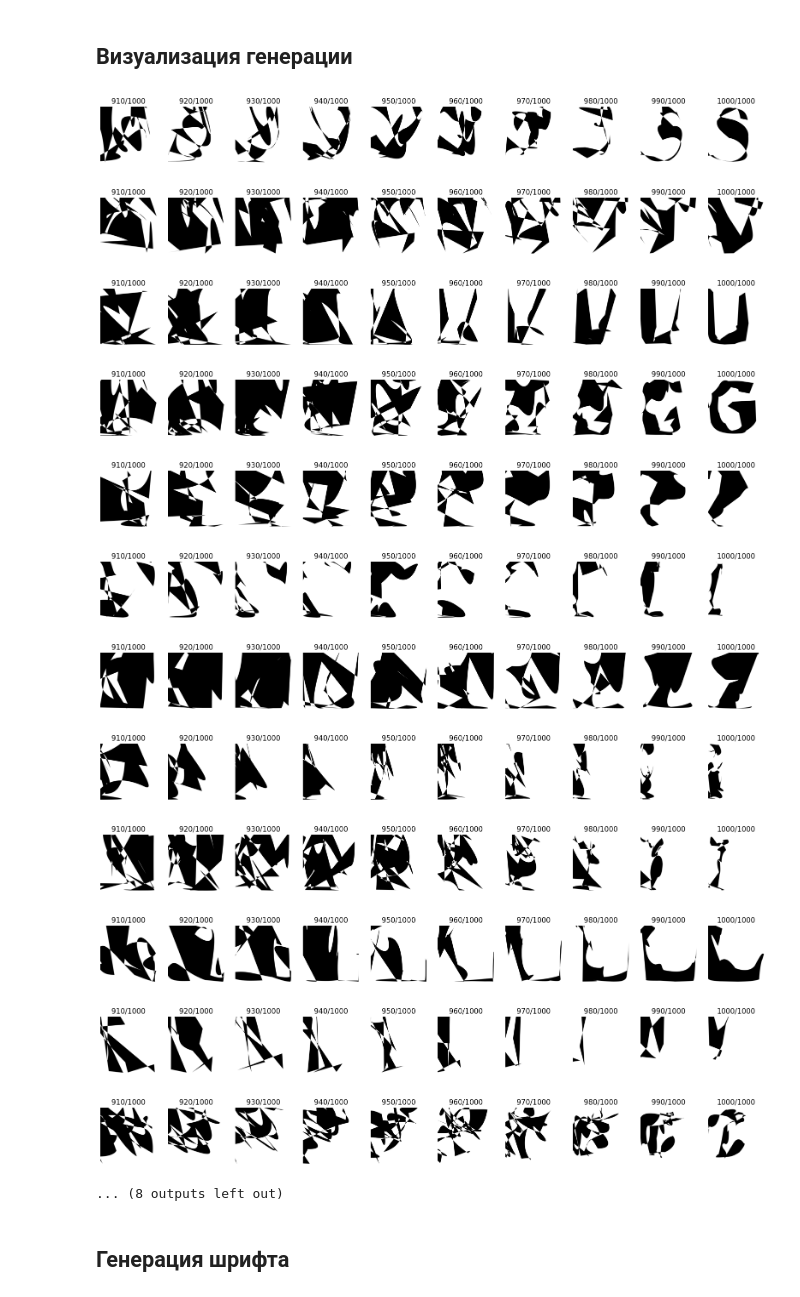
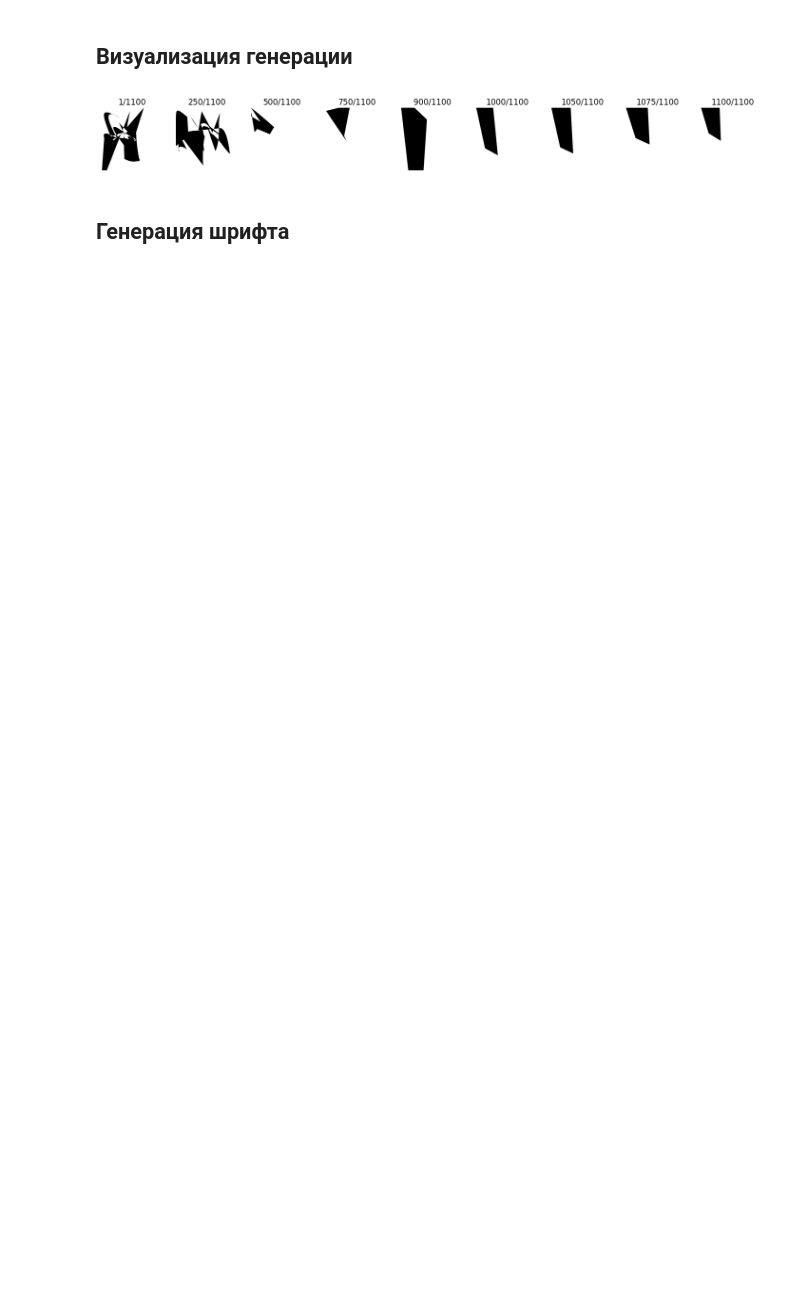
Before and after one commit to flydzen/diploma, a Jupyter notebook: diffuse_cond.ipynb, the cells around one changed output. Cells and saved outputs as stored; diff of their text form; code cells hidden in the pictures; blank space fills up the shorter version.

```diff
--- a/diffuse_cond.ipynb
+++ b/diffuse_cond.ipynb
@@ -831,9 +747,9 @@ from diffusers.optimization import get_cosine_schedule_with_warmup
 # %%
 #!g1.4
 IMG_SIZE = 16
-EPOCHS = 200
+EPOCHS = 500
 
 dataset = ConcatDataset([dataset_train, dataset_test])
-dataloader = DataLoader(dataset, batch_size=8, shuffle=True, num_workers=0, collate_fn=dl.collate_fn)
+dataloader = DataLoader(dataset, batch_size=6, shuffle=True, num_workers=0, collate_fn=dl.collate_fn)
 # %%
 #!g1.4
@@ -900,7 +912,7 @@ def evaluate(epoch):
     torch.manual_seed(12)
     imgs = torch.randn((4, 1, IMG_SIZE, IMG_SIZE), device=device)
     labels = labels2num(['one', 'y', 'z', 'N']).to(device)
-    for t in noise_scheduler.timesteps:
+    for t in tqdm(itertools.chain(noise_scheduler.timesteps, noise_scheduler.timesteps[700:]), total=1300, leave=True, position=0):
         with torch.no_grad():
             residual = model(imgs, t, labels).sample
 
@@ -921,13 +933,14 @@ lr_scheduler = get_cosine_schedule_with_warmup(
     num_warmup_steps=500,
     num_training_steps=(len(dataloader) * EPOCHS),
 )
+num_train_timesteps=1000
 progresser = Progresser(dataloader)
 try:
-    noise_scheduler = DDPMScheduler.from_pretrained(f'models/DiffusionCond/{name}/scheduler')
+    noise_scheduler = MyDDPMScheduler.from_pretrained(f'models/DiffusionCond/{name}/scheduler')
     print('Noise sheduler loaded from pretrained')
 except Exception as e:
     print(e)
-    noise_scheduler = DDPMScheduler(num_train_timesteps=1000)
+    noise_scheduler = MyDDPMScheduler(num_train_timesteps=num_train_timesteps)
 # %% [output]
 Noise sheduler loaded from pretrained
 # %%
@@ -958,7 +971,7 @@ for epoch in range(progresser.epoch, progresser.epoch + EPOCHS):
         noise = torch.cat(noise_per_font)
 
         timesteps_per_font = [
-            torch.randint(0, noise_scheduler.num_train_timesteps, (len(font_name),), device=device).long()
+            torch.randint(0, num_train_timesteps, (len(font_name),), device=device).long()
             for font_name in font_names
         ]
         timesteps = torch.cat(timesteps_per_font)
@@ -969,18 +982,13 @@ for epoch in range(progresser.epoch, progresser.epoch + EPOCHS):
         # Predict the noise residual
         labels = labels2num(np.concatenate(font_labels)).to(device)
 
-        noisy_images = noisy_images.contiguous()
-        timesteps = timesteps.contiguous()
-        labels = labels.contiguous()
-
         noise_pred = model(noisy_images, timesteps, labels, return_dict=False)[0]
         loss = loss_fn(noise_pred, noise)
 
+        optimizer.zero_grad()
         loss.backward()
-
         optimizer.step()
         lr_scheduler.step()
-        optimizer.zero_grad()
 
         progress_bar.update(1)
         logs = {"loss": loss.detach().item(), "lr": lr_scheduler.get_last_lr()[0], "step": global_step}
@@ -1019,46 +1065,41 @@ def sample(n=1, imgs = None, labels = None):
 # %%
-def show_sampling():
-    n = 20
+def show_sampling_progress():
+    n = 1
     imgs = torch.randn((n, 1, IMG_SIZE, IMG_SIZE), device=device)
     labels = np.random.choice(dl.GLYPH_FILTER, n)
-    labels = labels2num(labels).to(device)
+    labels_num = labels2num(labels).to(device)
+    discriminator = model_ae.discriminator[0]
 
     result = [[] for i in range(n)]
+    discr_values = [[] for i in range(n)]
 
-    for i, t in enumerate(tqdm(noise_scheduler.timesteps, position=0, leave=True)):
+    show_steps = [1, 250, 500, 750, 900, 1000, 1050, 1075, 1100]
+    ts = noise_scheduler.timesteps
+    timestemps = [1000, 100]
+
+    for i, t in enumerate(tqdm(itertools.chain(*[ts[len(ts) - tsr:] for tsr in timestemps]), position=0, leave=True, total=sum(timestemps))):
         with torch.no_grad():
-            residual = model(imgs, t, labels).sample
+            residual = model(imgs, t, labels_num).sample
+        imgs = noise_scheduler.step(residual, t, imgs).prev_sample
+        if i + 1 in show_steps:
+            _imgs = to_numpy(decode_img(imgs.reshape(-1, IMG_SIZE*IMG_SIZE)))
+            discrs = to_numpy(discriminator(torch.Tensor(_imgs).to(device)))
 
-        imgs = noise_scheduler.step(residual, t, imgs).prev_sample
-        if (i + 1) > 900 and (i + 1) % 10 == 0:
-            for j, img in enumerate(imgs):
-                svg = to_numpy(decode_img(img.reshape(-1, IMG_SIZE*IMG_SIZE)))[0]
-                result[j].append(svg)
-
+            for j, img in enumerate(_imgs):
+                result[j].append(img)
+                discr_values[j].append(discrs[j])
     for i, row in enumerate(result):
         fig, axes = plt.subplots(1, len(row), figsize=(2*len(row), 2))
 
         for j, svg in enumerate(row):
             show_sampled(svg, axes[j])
-            axes[j].title.set_text(f'{910 + j * 10}/1000')
+            axes[j].title.set_text(f'{show_steps[j]}/{sum(timestemps)}')
         plt.show()
         plt.close(fig)
 
-show_sampling()
+show_sampling_progress()
 # %% [output]
-[figure, old version]
+[figure, new version]
-[figure, removed]
-[figure, removed]
-[figure, removed]
-[figure, removed]
-[figure, removed]
-[figure, removed]
-[figure, removed]
-[figure, removed]
-[figure, removed]
-[figure, removed]
-[figure, removed]
-... (8 outputs left out)
 # %% [markdown]
 ## Генерация шрифта
 # %%
```
Also changed, not shown: parts of 37 cells of this notebook, 4 other files.
